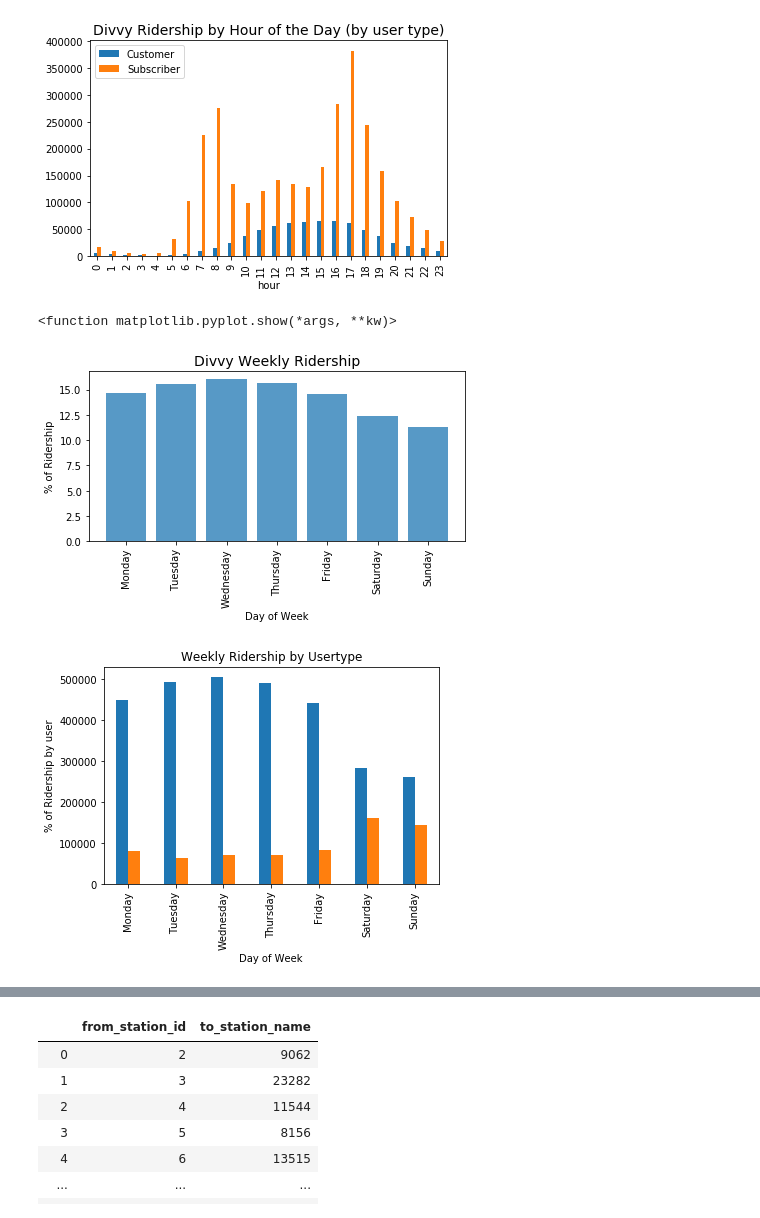
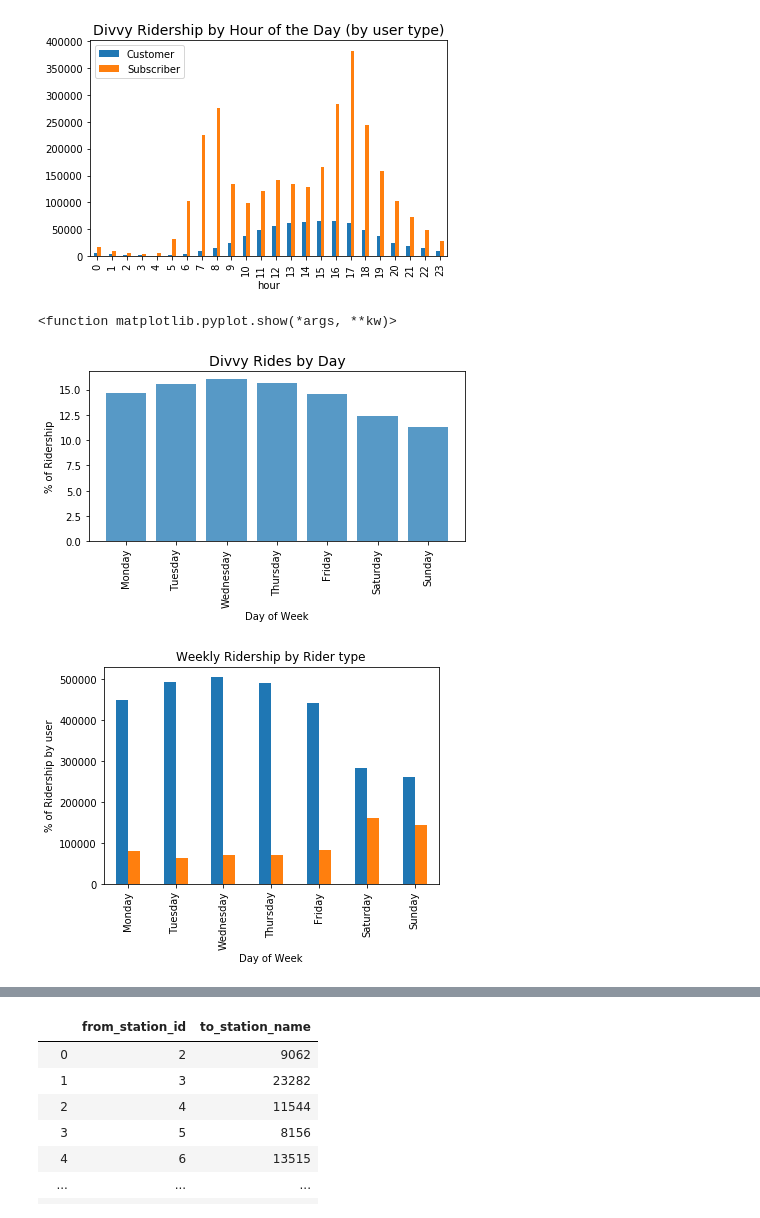
Before and after one commit to AlejandraRosa/Divvy_Project, a Jupyter notebook: Divvy_main.ipynb, the cells around one changed output, grey strips where cells are left out. Cells and saved outputs as stored; diff of their text form; code cells hidden in the pictures.

```diff
--- a/Divvy_main.ipynb
+++ b/Divvy_main.ipynb
@@ -315,30 +315,30 @@ plt.show()
 # %%
 #Bar graph visualization by day of week
 fig, ax1 = plt.subplots()
 
 plt.bar(plot_days, divvy_reorg['day_percent'],alpha=0.75)
 plt.xticks(plot_days, rotation='vertical')
-plt.title("Divvy Weekly Ridership", fontsize=14)
+plt.title("Divvy Rides by Day", fontsize=14)
 plt.xlabel("Day of Week")
 plt.ylabel("% of Ridership")
 plt.tight_layout()
 
 fig.savefig('Output/day_plot.png')
 
 plt.show
 # %% [output]
 <function matplotlib.pyplot.show(*args, **kw)>
-[figure, old version]
+[figure, new version]
 # %%
 week_to_pivot_final.unstack().plot(kind='bar', legend=False)
-plt.title("Weekly Ridership by Usertype")
+plt.title("Weekly Ridership by Rider type")
 plt.xlabel("Day of Week")
 plt.ylabel("% of Ridership by user")
 fig.savefig('Output/day_plot_2.png')
 
 plt.show()
 # %% [output]
-[figure, old version]
+[figure, new version]
 # %% [markdown]
 # Question 2 - What are the most used stops?
 
```
Also changed, not shown: 3 other files.
